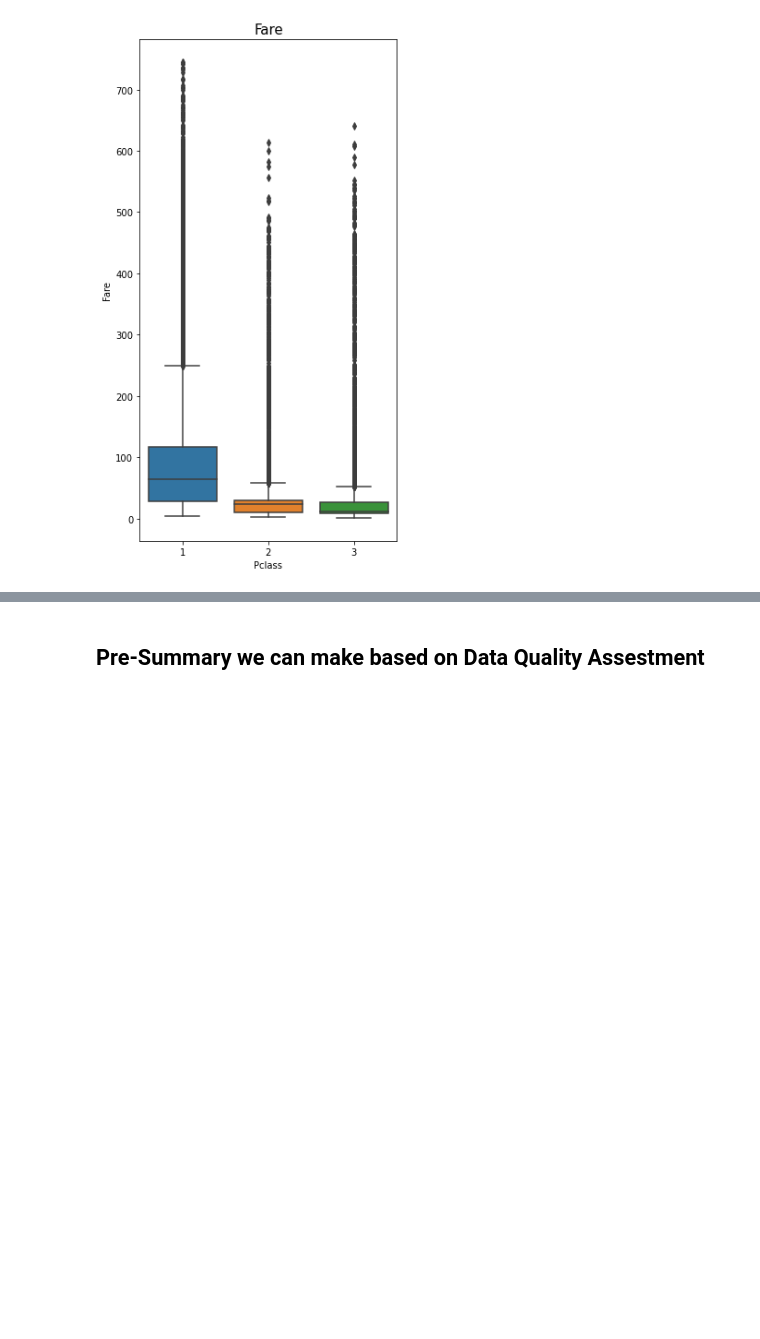
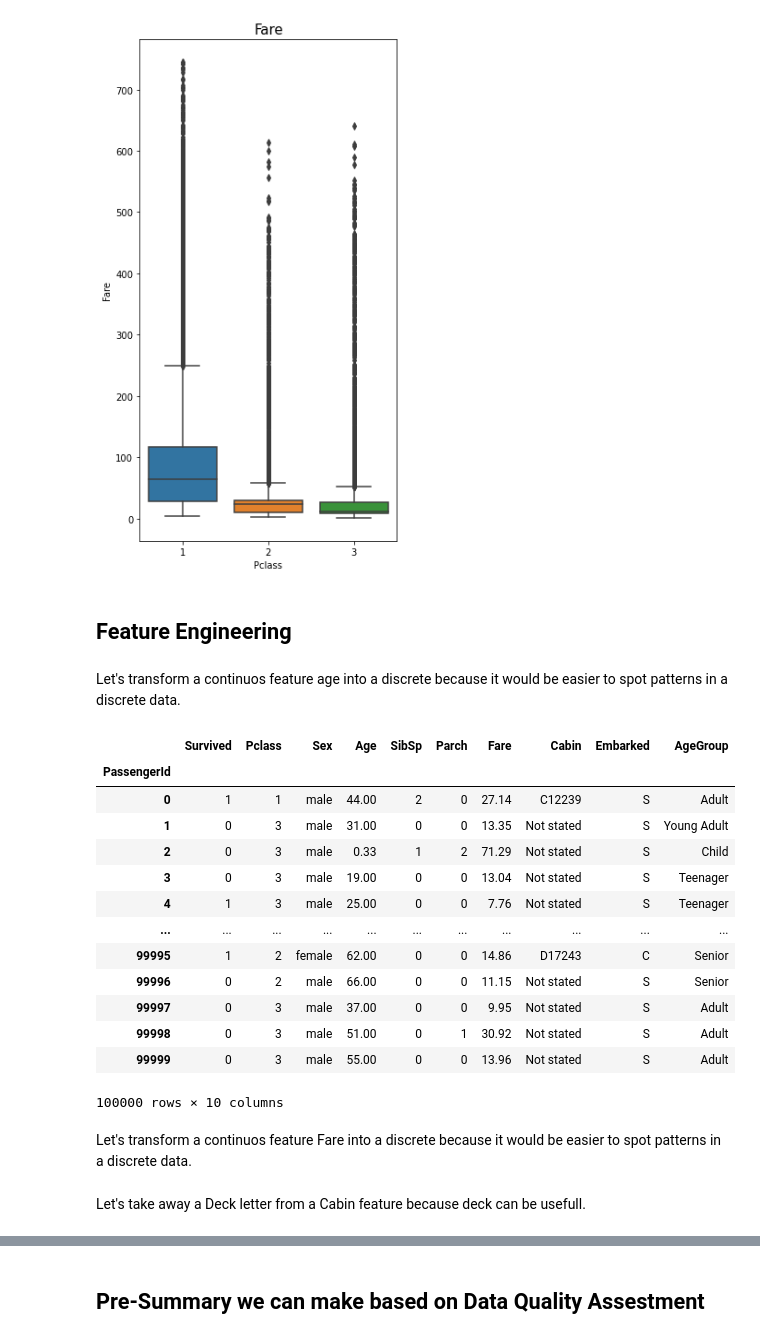
Before and after one commit to drnaida/rsschool-machine-learning-course, a Jupyter notebook: eda.ipynb, the cells around one changed output, grey strips where cells are left out. Drawn from its saved outputs; the diff is of its cells as text; code cells hidden in the pictures; blank space fills up the shorter version.

Commit message:
Feat: add feature engineering for family and age

```diff
--- a/eda.ipynb
+++ b/eda.ipynb
@@ -752,3 +714,31 @@ plt.title('Fare', fontsize=15)
 # %% [output]
 Text(0.5, 1.0, 'Fare')
 [figure]
+# %% [markdown]
+## Feature Engineering
+# %% [markdown]
+Let's transform a continuos feature age into a discrete because it would be easier to spot patterns in a discrete data.
+# %%
+bins = [0, 14, 25, 35, 60, np.inf]
+labels = ['Child', 'Teenager', 'Young Adult', 'Adult', 'Senior']
+titanic_data['AgeGroup'] = pd.cut(titanic_data["Age"], bins, labels = labels)
+titanic_data
+# %% [output]
+|  | Survived | Pclass | Sex | Age | SibSp | Parch | Fare | Cabin | Embarked | AgeGroup |
+| PassengerId |  |  |  |  |  |  |  |  |  |  |
+| 0 | 1 | 1 | male | 44.00 | 2 | 0 | 27.14 | C12239 | S | Adult |
+| 1 | 0 | 3 | male | 31.00 | 0 | 0 | 13.35 | Not stated | S | Young Adult |
+| 2 | 0 | 3 | male | 0.33 | 1 | 2 | 71.29 | Not stated | S | Child |
+| 3 | 0 | 3 | male | 19.00 | 0 | 0 | 13.04 | Not stated | S | Teenager |
+| 4 | 1 | 3 | male | 25.00 | 0 | 0 | 7.76 | Not stated | S | Teenager |
+| ... | ... | ... | ... | ... | ... | ... | ... | ... | ... | ... |
+| 99995 | 1 | 2 | female | 62.00 | 0 | 0 | 14.86 | D17243 | C | Senior |
+| 99996 | 0 | 2 | male | 66.00 | 0 | 0 | 11.15 | Not stated | S | Senior |
+| 99997 | 0 | 3 | male | 37.00 | 0 | 0 | 9.95 | Not stated | S | Adult |
+| 99998 | 0 | 3 | male | 51.00 | 0 | 1 | 30.92 | Not stated | S | Adult |
+| 99999 | 0 | 3 | male | 55.00 | 0 | 0 | 13.96 | Not stated | S | Adult |
+100000 rows × 10 columns
+# %% [markdown]
+Let's transform a continuos feature Fare into a discrete because it would be easier to spot patterns in a discrete data.
+# %% [markdown]
+Let's take away a Deck letter from a Cabin feature because deck can be usefull.
```
Also changed, not shown: parts of 26 cells of this notebook.
